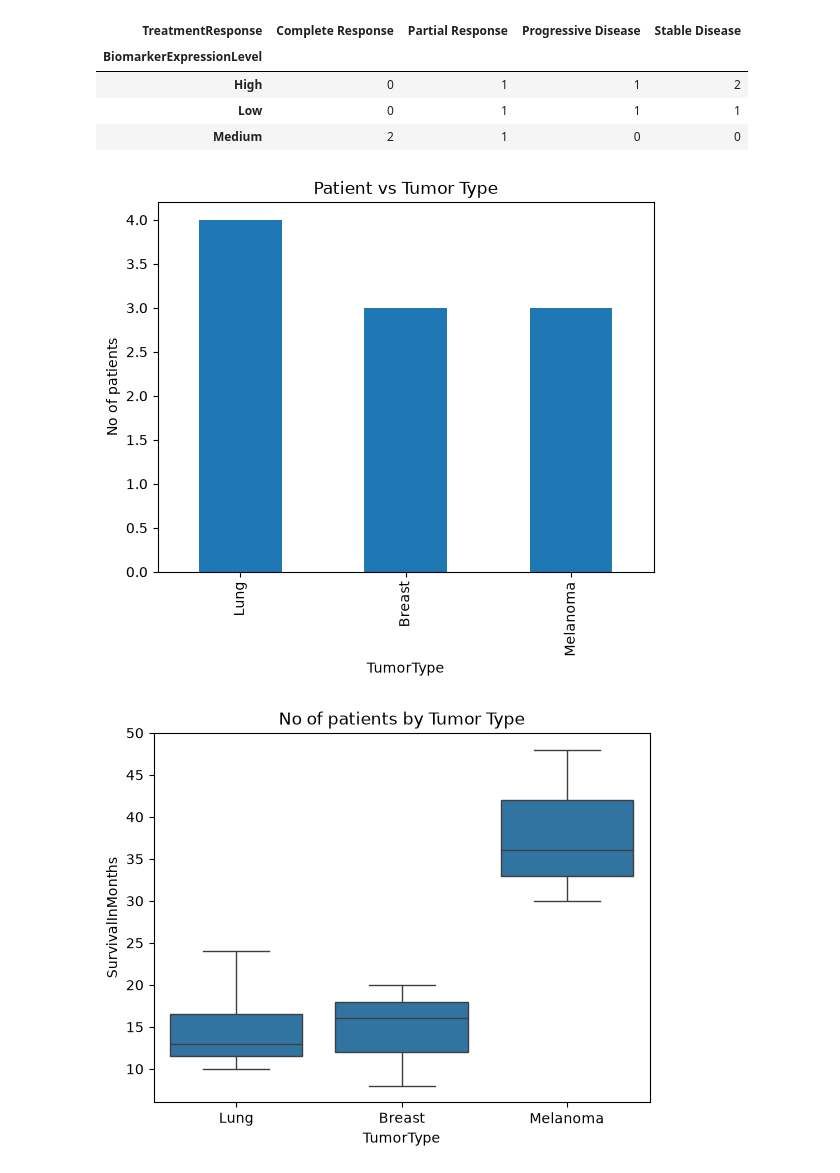
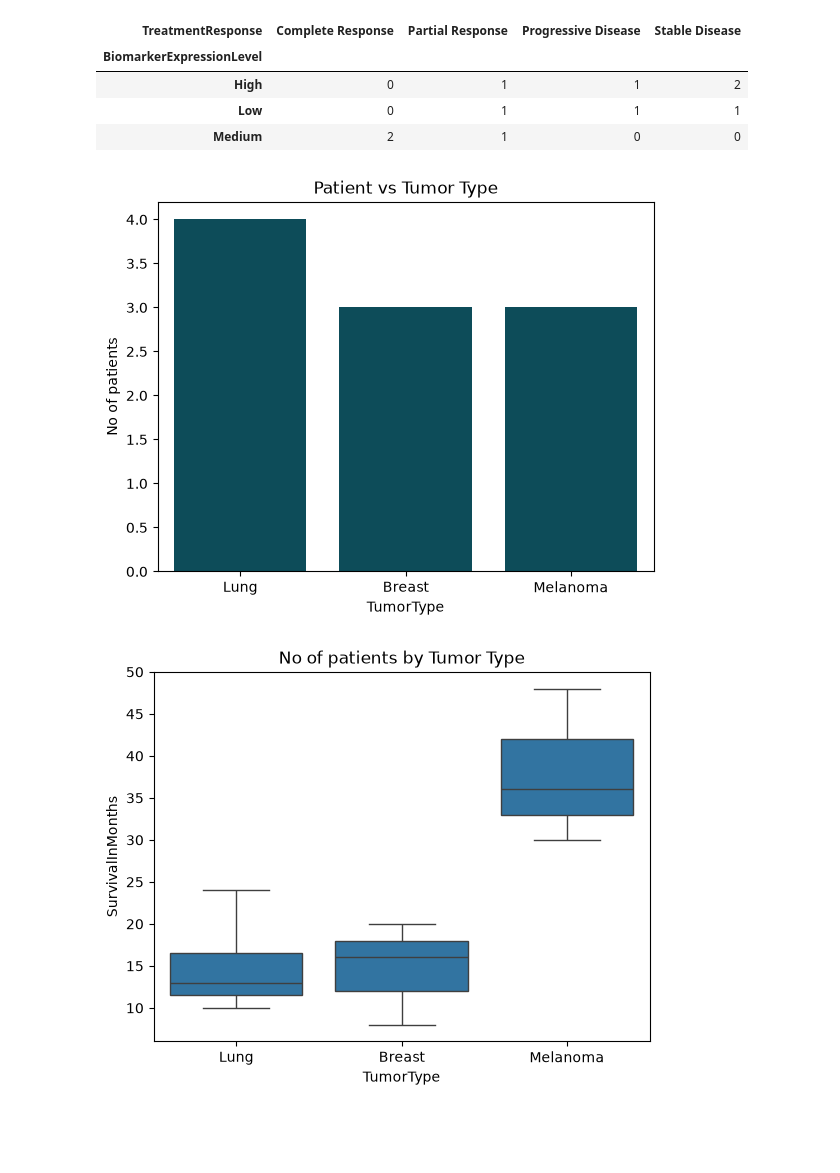
Before and after one commit to itschathura/Machine-Learning-for-Bioinformatics, a Jupyter notebook: Day2 - Matplotlib & Seaborn for graphs, charts/mycancer.ipynb, the cells around one changed output. Saved outputs shown, nothing was run; the diff lists cells and outputs as text; code cells hidden in the pictures; blank space fills up the shorter version.

```diff
--- a/Day2 - Matplotlib & Seaborn for graphs, charts/mycancer.ipynb
+++ b/Day2 - Matplotlib & Seaborn for graphs, charts/mycancer.ipynb
@@ -202,17 +228,16 @@ import matplotlib.pyplot as plt
 import seaborn as sns
 # %%
 #patients vs cancer type
-# sns.countplot(data = df, x = 'TumorType')
-tcount = df['TumorType'].value_counts()
-
-tcount.plot(kind="bar")
+sns.countplot(data = df, x = 'TumorType', color='#005566')
+# tcount = df['TumorType'].value_counts()
+# tcount.plot(kind="bar")
 
 plt.title("Patient vs Tumor Type")
 plt.xlabel("TumorType")
 plt.ylabel('No of patients')
 plt.show()
 # %% [output]
-[figure, old version]
+[figure, new version]
 # %%
 #box plot - survival by tumor type
 sns.boxplot(
```
Also changed, not shown: parts of 9 cells of this notebook, 3 other files.
